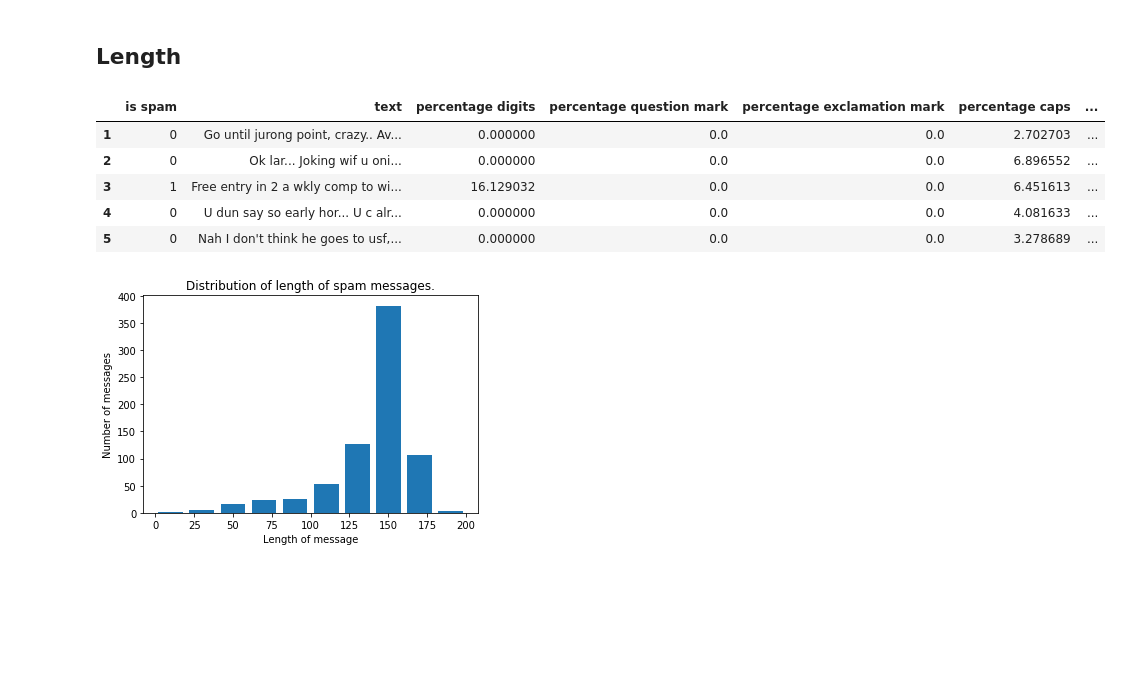
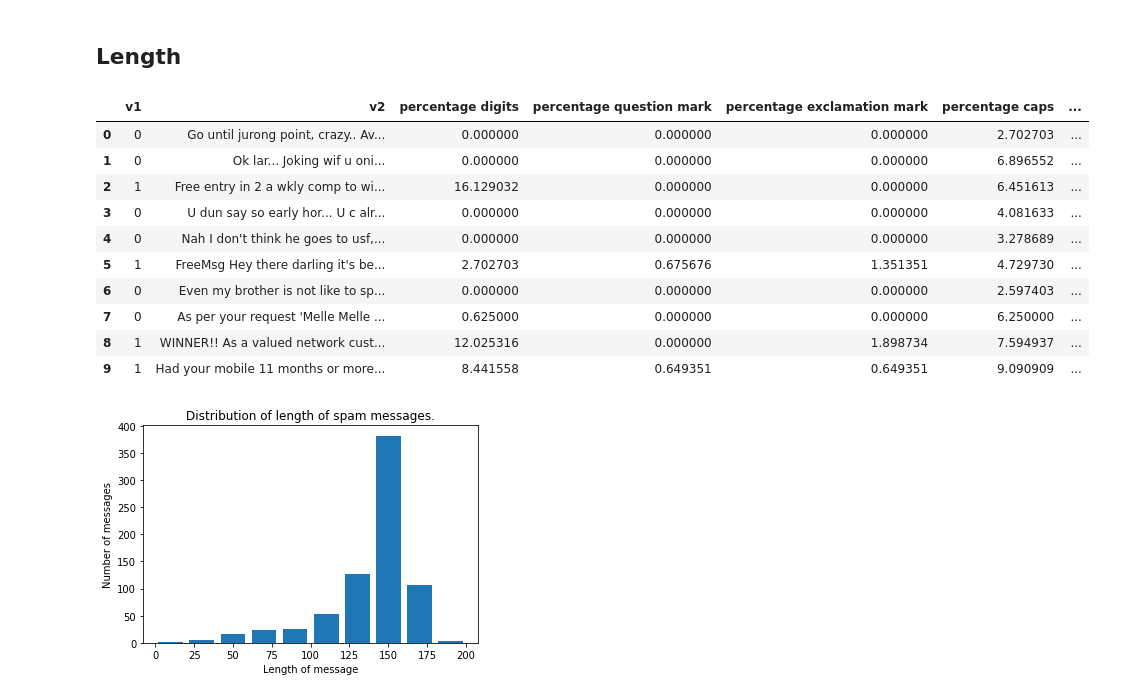
Before and after one commit to COPS-IITBHU/mlss18-assignment2, a Jupyter notebook: Assingment 2.ipynb, the cells around one changed output. Saved outputs shown, nothing was run; the diff lists cells and outputs as text; code cells hidden in the pictures; blank space fills up the shorter version.

```diff
--- a/Assingment 2.ipynb
+++ b/Assingment 2.ipynb
@@ -102,8 +175,9 @@ def percentage_digits(text):
     for i in text:
         if i.isdigit():
             counter += 1
-    return (counter / len(text)) * 100
+    return (counter / len(text))*100
 
-df['percentage digits'] = df['text'].apply(percentage_digits)
-df.head()
+
+df['percentage digits'] = df['v2'].apply(percentage_digits)
+df.head(10)
 # %% [output]
@@ -143,6 +222,6 @@ def percentage_question_mark(text):
             counter += 1
     return (counter / len(text)) * 100
 
-df['percentage question mark'] = df['text'].apply(percentage_question_mark)
+df['percentage question mark'] = df['v2'].apply(percentage_question_mark)
 df.head()
 # %% [output]
@@ -178,6 +257,6 @@ def percentage_exclamation_mark(text):
             counter += 1
     return (counter / len(text)) * 100
 
-df['percentage exclamation mark'] = df['text'].apply(percentage_exclamation_mark)
+df['percentage exclamation mark'] = df['v2'].apply(percentage_exclamation_mark)
 df.head()
 # %% [output]
@@ -213,6 +292,6 @@ def percentage_caps(text):
             counter += 1
     return (counter / len(text)) * 100
 
-df['percentage caps'] = df['text'].apply(percentage_caps)
+df['percentage caps'] = df['v2'].apply(percentage_caps)
 df.head()
 # %% [output]
@@ -241,13 +320,18 @@ plt.show()
 # %% [markdown]
 ## Length
 # %%
-df['length'] = df['text'].apply(len)
-df.head()
+df['length'] = df['v2'].apply(len)
+df.head(10)
 # %% [output]
-|  | is spam | text | percentage digits | percentage question mark | percentage exclamation mark | percentage caps | ... |
-| 1 | 0 | Go until jurong point, crazy.. Av... | 0.000000 | 0.0 | 0.0 | 2.702703 | ... |
-| 2 | 0 | Ok lar... Joking wif u oni... | 0.000000 | 0.0 | 0.0 | 6.896552 | ... |
-| 3 | 1 | Free entry in 2 a wkly comp to wi... | 16.129032 | 0.0 | 0.0 | 6.451613 | ... |
-| 4 | 0 | U dun say so early hor... U c alr... | 0.000000 | 0.0 | 0.0 | 4.081633 | ... |
-| 5 | 0 | Nah I don't think he goes to usf,... | 0.000000 | 0.0 | 0.0 | 3.278689 | ... |
+|  | v1 | v2 | percentage digits | percentage question mark | percentage exclamation mark | percentage caps | ... |
+| 0 | 0 | Go until jurong point, crazy.. Av... | 0.000000 | 0.000000 | 0.000000 | 2.702703 | ... |
+| 1 | 0 | Ok lar... Joking wif u oni... | 0.000000 | 0.000000 | 0.000000 | 6.896552 | ... |
+| 2 | 1 | Free entry in 2 a wkly comp to wi... | 16.129032 | 0.000000 | 0.000000 | 6.451613 | ... |
+| 3 | 0 | U dun say so early hor... U c alr... | 0.000000 | 0.000000 | 0.000000 | 4.081633 | ... |
+| 4 | 0 | Nah I don't think he goes to usf,... | 0.000000 | 0.000000 | 0.000000 | 3.278689 | ... |
+| 5 | 1 | FreeMsg Hey there darling it's be... | 2.702703 | 0.675676 | 1.351351 | 4.729730 | ... |
+| 6 | 0 | Even my brother is not like to sp... | 0.000000 | 0.000000 | 0.000000 | 2.597403 | ... |
+| 7 | 0 | As per your request 'Melle Melle ... | 0.625000 | 0.000000 | 0.000000 | 6.250000 | ... |
+| 8 | 1 | WINNER!! As a valued network cust... | 12.025316 | 0.000000 | 1.898734 | 7.594937 | ... |
+| 9 | 1 | Had your mobile 11 months or more... | 8.441558 | 0.649351 | 0.649351 | 9.090909 | ... |
 # %%
```
Also changed, not shown: parts of 57 cells of this notebook, 1 other file.
